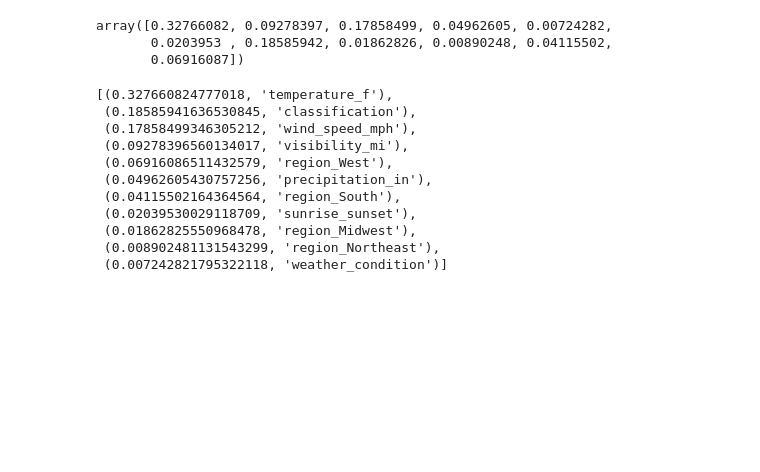
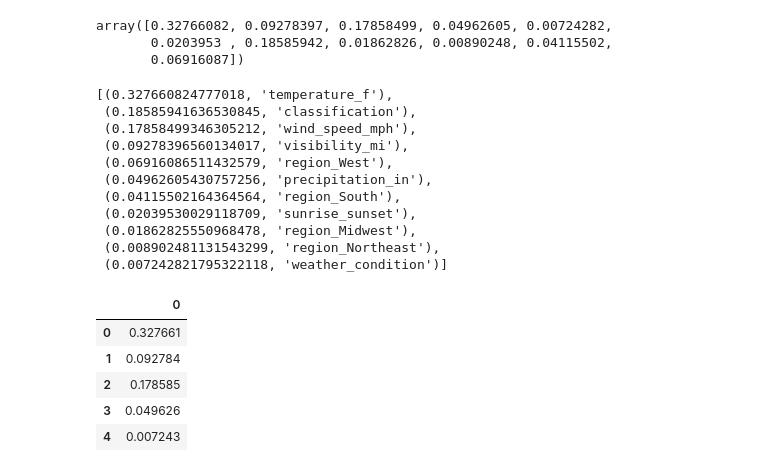
Before and after one commit to justinkirk8/Accidentally_Late, a Jupyter notebook: Machine_Learning_Model/ASJ_Model_Files/ASJ_RandomForestClassifier.ipynb, the cells around one changed output. Cells and saved outputs as stored; diff of their text form; code cells hidden in the pictures; blank space fills up the shorter version.

Commit message:
updated file to export csv

```diff
--- a/Machine_Learning_Model/ASJ_Model_Files/ASJ_RandomForestClassifier.ipynb
+++ b/Machine_Learning_Model/ASJ_Model_Files/ASJ_RandomForestClassifier.ipynb
@@ -263,3 +263,14 @@ sorted(zip(rf_model.feature_importances_, X.columns), reverse=True)
  (0.01862825550968478, 'region_Midwest'),
  (0.008902481131543299, 'region_Northeast'),
  (0.007242821795322118, 'weather_condition')]
+# %%
+# Creat dataframe of features ranked
+export = pd.DataFrame(importances)
+export.head()
+# %% [output]
+|  | 0 |
+| 0 | 0.327661 |
+| 1 | 0.092784 |
+| 2 | 0.178585 |
+| 3 | 0.049626 |
+| 4 | 0.007243 |
```
Also changed, not shown: parts of 1 cell of this notebook.
